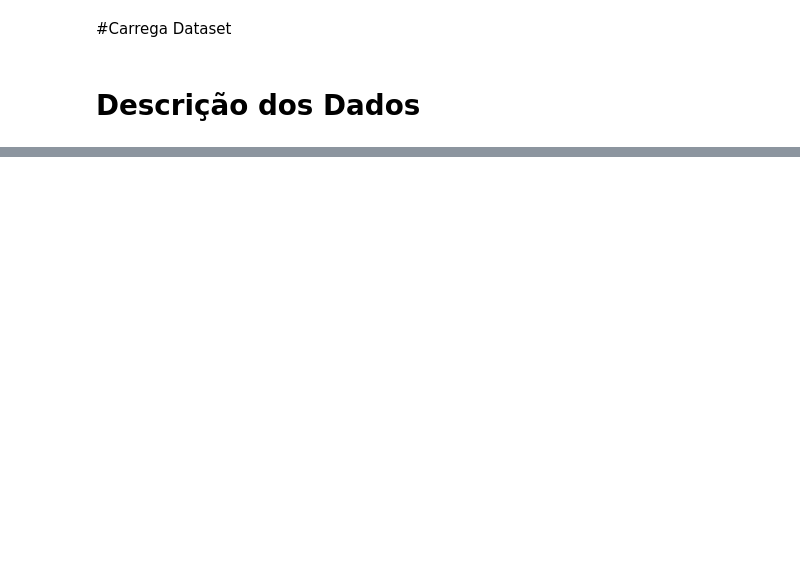
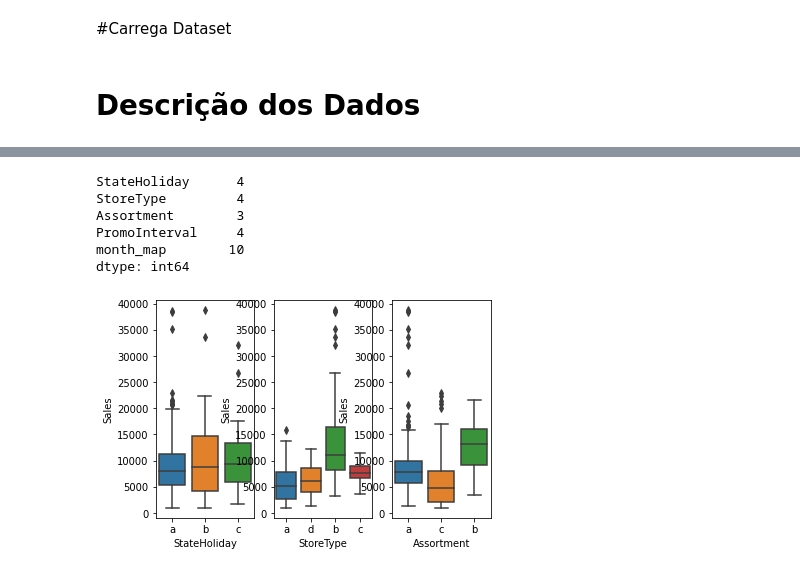
Before and after one commit to tuanymariiah/projeto_rossmam, a Jupyter notebook: Projeto_Rossmam.ipynb, the cells around one changed output, grey strips where cells are left out. Drawn from its saved outputs; the diff is of its cells as text; code cells hidden in the pictures; blank space fills up the shorter version.

```diff
--- a/Projeto_Rossmam.ipynb
+++ b/Projeto_Rossmam.ipynb
@@ -13,2 +27,4 @@ data = read_csv(base, low_memory=False)
 # %% [markdown]
 # Descrição dos Dados
+# %%
+df1 = df_raw.copy()
@@ -14,0 +61,2 @@ data = read_csv(base, low_memory=False)
+# %%
+df1['Date'] = pd.to_datetime(df1['Date'])
@@ -14,0 +89,18 @@ data = read_csv(base, low_memory=False)
+# %%
+#CompetitionDistance
+df1['CompetitionDistance'].fillna(200000.0, inplace = True)  #assumindo que uma distancia maior que a max, o competidor nao participou
+#CompetitionOpenSinceMonth
+df1['CompetitionOpenSinceMonth'] = df1.apply( lambda x: x['Date'].month if math.isnan( x['CompetitionOpenSinceMonth'] ) else x['CompetitionOpenSinceMonth'], axis=1 )
+#CompetitionOpenSinceYear
+df1['CompetitionOpenSinceYear'] = df1.apply( lambda x: x['Date'].year if math.isnan( x['CompetitionOpenSinceYear'] ) else x['CompetitionOpenSinceYear'], axis=1 )
+#Promo2SinceWeek
+df1['Promo2SinceWeek'] = df1.apply( lambda x: x['Date'].week if math.isnan( x['Promo2SinceWeek'] ) else x['Promo2SinceWeek'], axis=1 )
+#Promo2SinceYear
+df1['Promo2SinceYear'] = df1.apply( lambda x: x['Date'].year if math.isnan( x['Promo2SinceYear'] ) else x['Promo2SinceYear'], axis=1 )
+#PromoInterval
+month_map = {1: 'Jan', 2: 'Fev', 3: 'Mar', 4: 'Apr', 5: 'May', 6: 'Jun', 7: 'Jul', 8: 'Aug', 9: 'Sep', 10: 'Oct', 11: 'Nov', 12: 'Dec'}
+df1['PromoInterval'].fillna(0, inplace=True )
+df1['month_map'] = df1['Date'].dt.month.map( month_map )
+df1['is_promo'] = df1[['PromoInterval', 'month_map']].apply( lambda x: 0 if x['PromoInterval'] == 0 else 1 if x['month_map'] in x['PromoInterval'].split( ',' ) else 0, axis=1 )
+
+df1.dropna(inplace=True)
@@ -14,0 +109,6 @@ data = read_csv(base, low_memory=False)
+# %%
+df1['CompetitionOpenSinceMonth'] = df1['CompetitionOpenSinceMonth'].astype(int)
+df1['CompetitionOpenSinceYear'] = df1['CompetitionOpenSinceYear'].astype(int)
+
+df1['Promo2SinceWeek'] = df1['Promo2SinceWeek'].astype(int)
+df1['Promo2SinceYear'] = df1['Promo2SinceYear'].astype(int)
@@ -14,0 +154,19 @@ data = read_csv(base, low_memory=False)
+# %%
+cat_attributes.apply( lambda x: x.unique().shape[0] )
+# %% [output]
+StateHoliday      4
+StoreType         4
+Assortment        3
+PromoInterval     4
+month_map        10
+dtype: int64
+# %%
+aux = df1[(df1['StateHoliday'] != '0') & (df1['Sales'] > 0)]
+plt.subplot( 1, 3, 1 );
+sns.boxplot( x='StateHoliday', y='Sales', data=aux );
+plt.subplot( 1, 3, 2 );
+sns.boxplot( x='StoreType', y='Sales', data=aux );
+plt.subplot( 1, 3, 3 );
+sns.boxplot( x='Assortment', y='Sales', data=aux );
+# %% [output]
+[figure, added]
```
Also changed, not shown: parts of 21 cells of this notebook.
